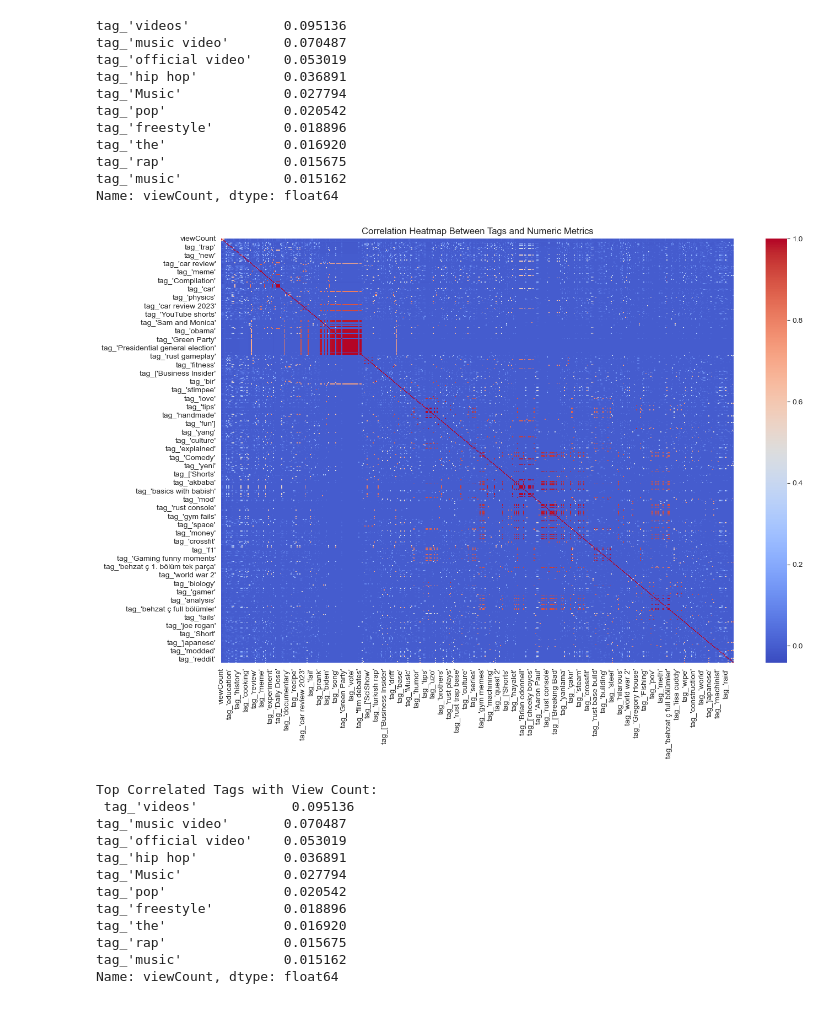
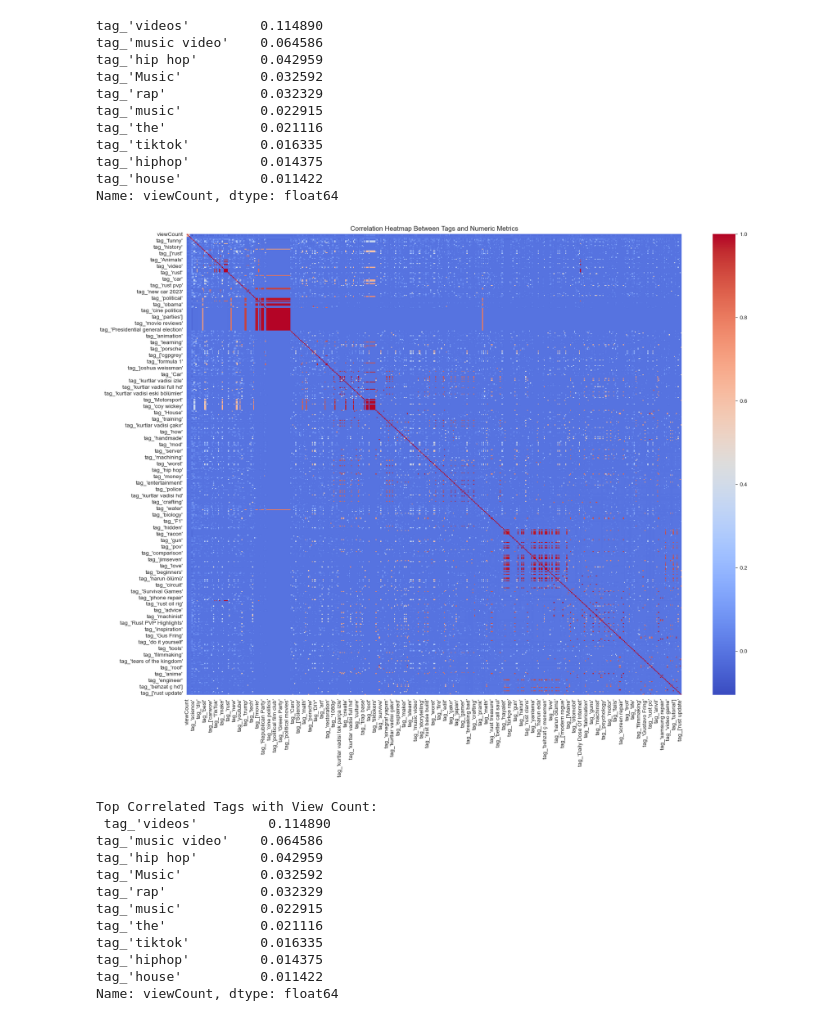
Before and after one commit to mustafamyldz/YouTube-user-data-analysis, a Jupyter notebook: EDA.ipynb, the cells around one changed output. Drawn from its saved outputs; the diff is of its cells as text; code cells hidden in the pictures.

```diff
--- a/EDA.ipynb
+++ b/EDA.ipynb
@@ -143,10 +204,14 @@ import pandas as pd
 import re
 
 # Load the dataset
-df = pd.read_csv('hist_cleaned.csv')
+df = pd.read_csv('data.csv')
+df = df[~df['tags'].str.contains('shorts', case=False, na=False)]
+
+# Removing duplicates based on video IDs to ensure each video is counted only once
+df_unique = df.drop_duplicates(subset=['id'])
 
 # Extract and count tags
-tag_series = df['tags'].dropna().str.split(', ').explode()
+tag_series = df_unique['tags'].dropna().str.split(', ').explode()
 top_tags = tag_series.value_counts().head(500).index
 
 # Initialize a dictionary to hold the new columns
@@ -155,62 +220,66 @@ new_columns = {}
 # Create a binary matrix for the presence of top tags
 for tag in top_tags:
     escaped_tag = re.escape(tag)
-    new_columns[f'tag_{tag}'] = df['tags'].str.contains(escaped_tag, regex=True, na=False).astype(int)
+    new_columns[f'tag_{tag}'] = df_unique['tags'].str.contains(escaped_tag, regex=True, na=False).astype(int)
 
 # Concatenate the new columns to the original DataFrame
-df = pd.concat([df, pd.DataFrame(new_columns)], axis=1)
+df_unique = pd.concat([df_unique, pd.DataFrame(new_columns)], axis=1)
 
-# Select columns for correlation (including viewCount, likeCount, etc.)
-numeric_cols = ['viewCount', 'likeCount', 'commentCount', 'duration_sec']  # Add other relevant numeric columns
+# Select columns for correlation (including viewCount, likeCount, etc., and your like and subscription status)
+numeric_cols = ['viewCount', 'likeCount', 'commentCount', 'duration_sec', 'liked', 'subscribed']  # Add your like and subscription status
 tag_cols = list(new_columns.keys())
 corr_cols = numeric_cols + tag_cols
 
 # Calculate correlation
-correlation_matrix = df[corr_cols].corr()
+correlation_matrix = df_unique[corr_cols].corr()
 
-# You can now visualize this correlation matrix or analyze it further
+# Now you can visualize or analyze the correlation matrix
 # For example, you might want to see correlation of tags with viewCount:
 view_corr_with_tags = correlation_matrix.loc['viewCount', tag_cols]
 
 print(view_corr_with_tags.sort_values(ascending=False).head(10))  # Top 10 tags correlated with viewCount
 # %% [output]
-tag_'videos'            0.095136
-tag_'music video'       0.070487
-tag_'official video'    0.053019
-tag_'hip hop'           0.036891
-tag_'Music'             0.027794
-tag_'pop'               0.020542
-tag_'freestyle'         0.018896
-tag_'the'               0.016920
-tag_'rap'               0.015675
-tag_'music'             0.015162
+tag_'videos'         0.114890
+tag_'music video'    0.064586
+tag_'hip hop'        0.042959
+tag_'Music'          0.032592
+tag_'rap'            0.032329
+tag_'music'          0.022915
+tag_'the'            0.021116
+tag_'tiktok'         0.016335
+tag_'hiphop'         0.014375
+tag_'house'          0.011422
 Name: viewCount, dtype: float64
 # %%
 import matplotlib.pyplot as plt
 import seaborn as sns
 
+# Assuming 'correlation_matrix' and 'view_corr_with_tags' are already computed from the previous step
+
 # Heatmap of Tag Correlations with Numeric Metrics
-plt.figure(figsize=(15, 10))
+plt.figure(figsize=(20, 15))
 sns.heatmap(correlation_matrix, annot=False, cmap='coolwarm')
 plt.title('Correlation Heatmap Between Tags and Numeric Metrics')
+plt.xticks(rotation=90)  # Rotate x-axis labels for better readability
+plt.yticks(rotation=0)   # Adjust y-axis labels orientation if necessary
 plt.show()
 
 # Analysis of Top Correlations
-# For example, focusing on viewCount
+# Focusing on viewCount
 top_correlated_tags_with_views = view_corr_with_tags.sort_values(ascending=False).head(10)
 print("Top Correlated Tags with View Count:\n", top_correlated_tags_with_views)
 # %% [output]
-[figure, old version]
+[figure, new version]
 Top Correlated Tags with View Count:
- tag_'videos'            0.095136
-tag_'music video'       0.070487
-tag_'official video'    0.053019
-tag_'hip hop'           0.036891
-tag_'Music'             0.027794
-tag_'pop'               0.020542
-tag_'freestyle'         0.018896
-tag_'the'               0.016920
-tag_'rap'               0.015675
-tag_'music'             0.015162
+ tag_'videos'         0.114890
+tag_'music video'    0.064586
+tag_'hip hop'        0.042959
+tag_'Music'          0.032592
+tag_'rap'            0.032329
+tag_'music'          0.022915
+tag_'the'            0.021116
+tag_'tiktok'         0.016335
+tag_'hiphop'         0.014375
+tag_'house'          0.011422
 Name: viewCount, dtype: float64
 # %%
```
Also changed, not shown: parts of 16 cells of this notebook, 5 other files.
